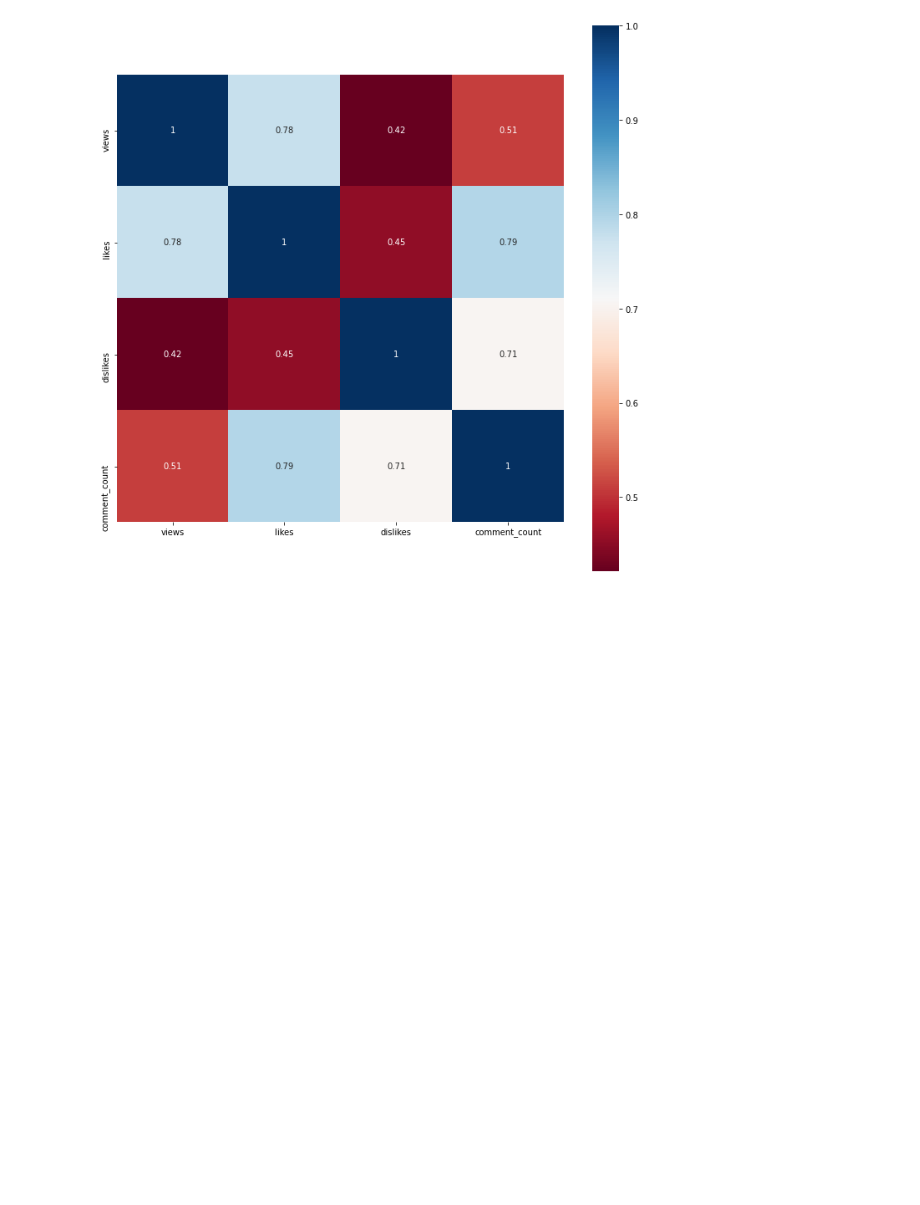
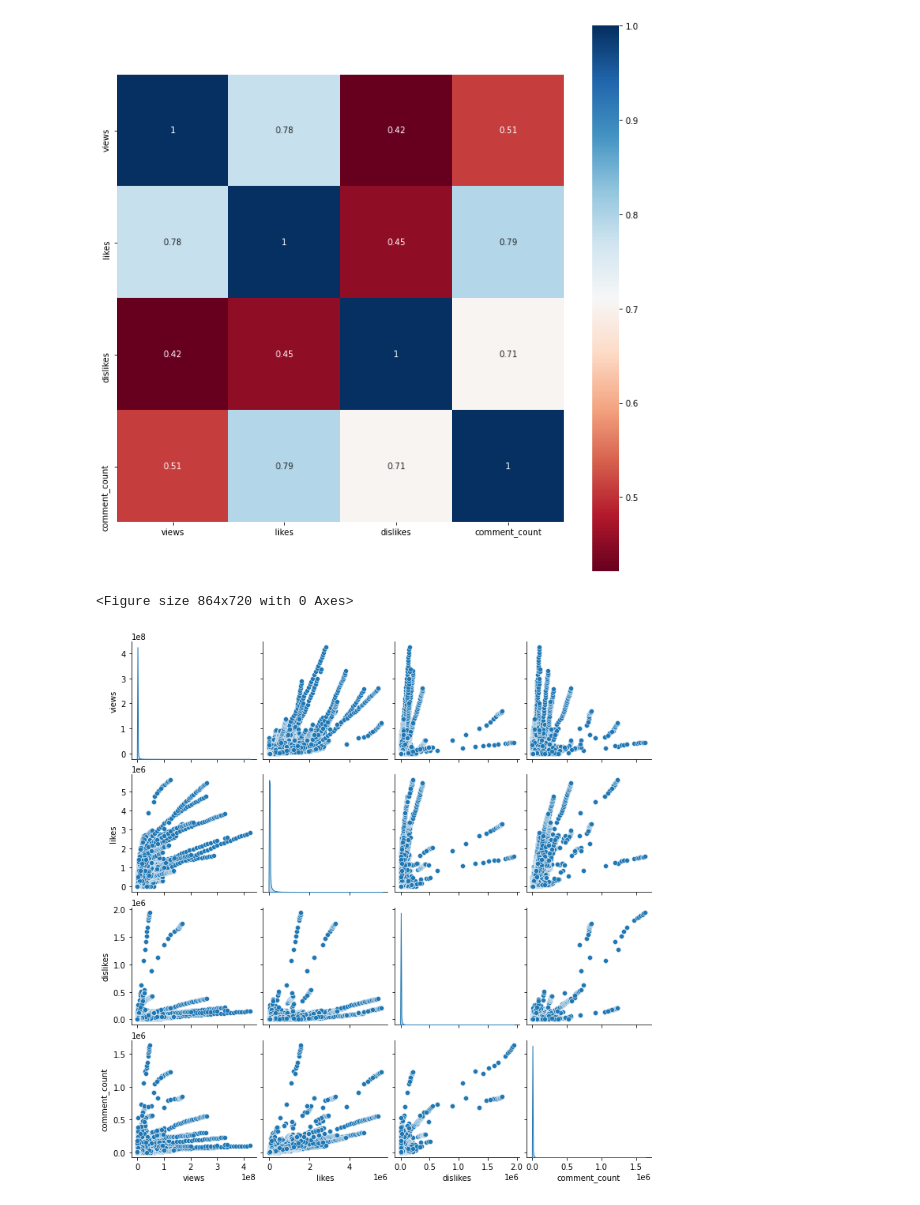
Before and after one commit to ashen007/youtube_trending, a Jupyter notebook: trending.ipynb, the cells around one changed output. Saved outputs shown, nothing was run; the diff lists cells and outputs as text; code cells hidden in the pictures; blank space fills up the shorter version.

```diff
--- a/trending.ipynb
+++ b/trending.ipynb
@@ -468,3 +468,12 @@ sns.heatmap(df.corr(),
 plt.show()
 # %% [output]
 [figure]
+# %%
+plt.figure(figsize=[12,10])
+sns.pairplot(df[['views','likes','dislikes','comment_count']],
+             kind='scatter',
+             diag_kind='kde')
+plt.show()
+# %% [output]
+<Figure size 864x720 with 0 Axes>
+[figure, added]
```
